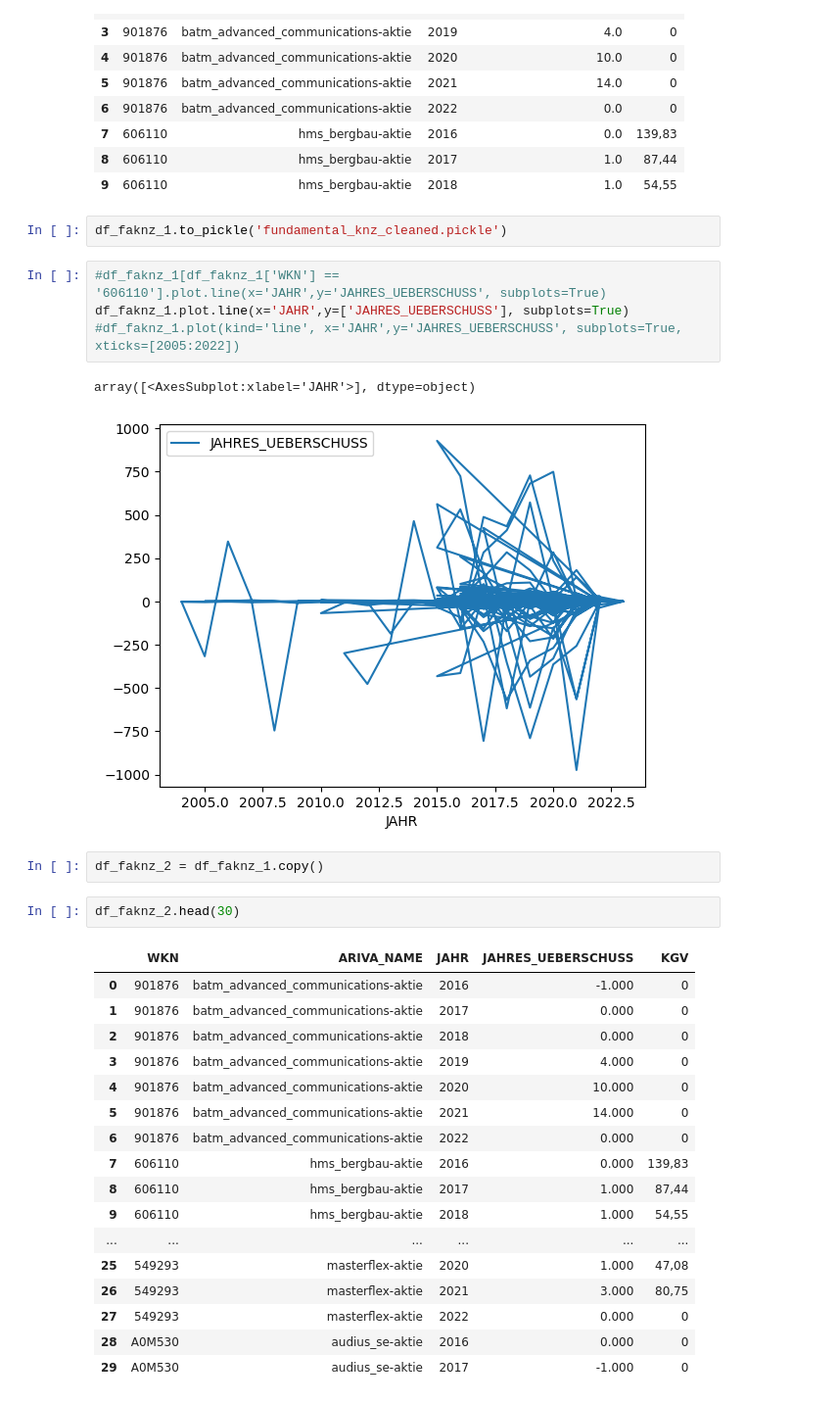
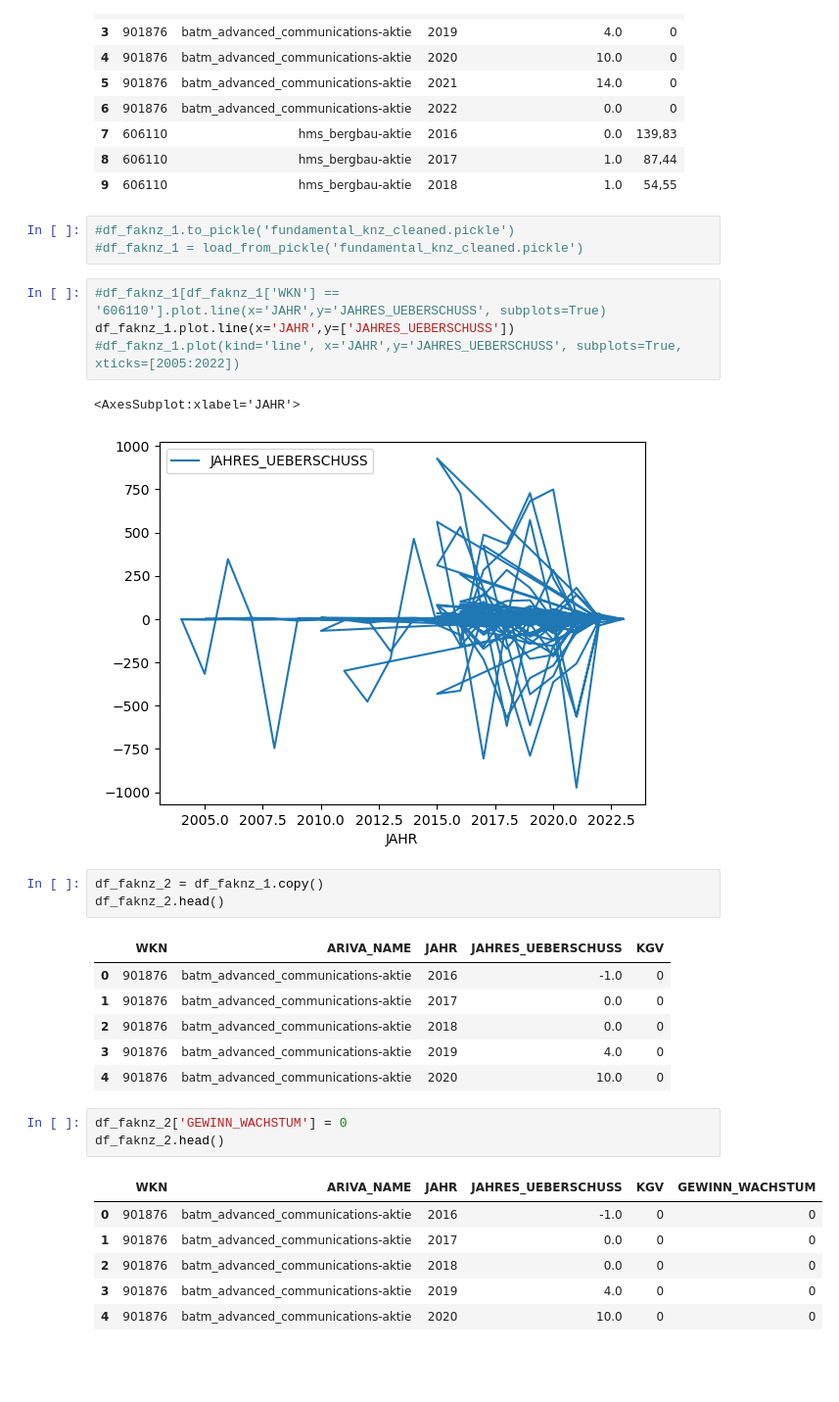
Before and after one commit to Wade-Sys/small_caps, a Jupyter notebook: main.ipynb, the cells around one changed output. Shown at 98% size. Drawn from its saved outputs; the diff is of its cells as text; blank space fills up the shorter version.

Commit message:
Gewinn-Rating eingebaut

```diff
--- a/main.ipynb
+++ b/main.ipynb
@@ -145,33 +147,32 @@ df_faknz_1.head(10)
 | 8 | 606110 | hms_bergbau-aktie | 2017 | 1.0 | 87,44 |
 | 9 | 606110 | hms_bergbau-aktie | 2018 | 1.0 | 54,55 |
 # %%
-df_faknz_1.to_pickle('fundamental_knz_cleaned.pickle')
+#df_faknz_1.to_pickle('fundamental_knz_cleaned.pickle')
+#df_faknz_1 = load_from_pickle('fundamental_knz_cleaned.pickle')
 # %%
 #df_faknz_1[df_faknz_1['WKN'] == '606110'].plot.line(x='JAHR',y='JAHRES_UEBERSCHUSS', subplots=True)
-df_faknz_1.plot.line(x='JAHR',y=['JAHRES_UEBERSCHUSS'], subplots=True)
+df_faknz_1.plot.line(x='JAHR',y=['JAHRES_UEBERSCHUSS'])
 #df_faknz_1.plot(kind='line', x='JAHR',y='JAHRES_UEBERSCHUSS', subplots=True, xticks=[2005:2022])
 # %% [output]
-array([<AxesSubplot:xlabel='JAHR'>], dtype=object)
+<AxesSubplot:xlabel='JAHR'>
 [figure]
 # %%
 df_faknz_2 = df_faknz_1.copy()
+df_faknz_2.head()
+# %% [output]
+|  | WKN | ARIVA_NAME | JAHR | JAHRES_UEBERSCHUSS | KGV |
+| 0 | 901876 | batm_advanced_communications-aktie | 2016 | -1.0 | 0 |
+| 1 | 901876 | batm_advanced_communications-aktie | 2017 | 0.0 | 0 |
+| 2 | 901876 | batm_advanced_communications-aktie | 2018 | 0.0 | 0 |
+| 3 | 901876 | batm_advanced_communications-aktie | 2019 | 4.0 | 0 |
+| 4 | 901876 | batm_advanced_communications-aktie | 2020 | 10.0 | 0 |
 # %%
-df_faknz_2.head(30)
+df_faknz_2['GEWINN_WACHSTUM'] = 0
+df_faknz_2.head()
 # %% [output]
-|  | WKN | ARIVA_NAME | JAHR | JAHRES_UEBERSCHUSS | KGV |
-| 0 | 901876 | batm_advanced_communications-aktie | 2016 | -1.000 | 0 |
-| 1 | 901876 | batm_advanced_communications-aktie | 2017 | 0.000 | 0 |
-| 2 | 901876 | batm_advanced_communications-aktie | 2018 | 0.000 | 0 |
-| 3 | 901876 | batm_advanced_communications-aktie | 2019 | 4.000 | 0 |
-| 4 | 901876 | batm_advanced_communications-aktie | 2020 | 10.000 | 0 |
-| 5 | 901876 | batm_advanced_communications-aktie | 2021 | 14.000 | 0 |
-| 6 | 901876 | batm_advanced_communications-aktie | 2022 | 0.000 | 0 |
-| 7 | 606110 | hms_bergbau-aktie | 2016 | 0.000 | 139,83 |
-| 8 | 606110 | hms_bergbau-aktie | 2017 | 1.000 | 87,44 |
-| 9 | 606110 | hms_bergbau-aktie | 2018 | 1.000 | 54,55 |
-| ... | ... | ... | ... | ... | ... |
-| 25 | 549293 | masterflex-aktie | 2020 | 1.000 | 47,08 |
-| 26 | 549293 | masterflex-aktie | 2021 | 3.000 | 80,75 |
-| 27 | 549293 | masterflex-aktie | 2022 | 0.000 | 0 |
-| 28 | A0M530 | audius_se-aktie | 2016 | 0.000 | 0 |
-| 29 | A0M530 | audius_se-aktie | 2017 | -1.000 | 0 |
+|  | WKN | ARIVA_NAME | JAHR | JAHRES_UEBERSCHUSS | KGV | GEWINN_WACHSTUM |
+| 0 | 901876 | batm_advanced_communications-aktie | 2016 | -1.0 | 0 | 0 |
+| 1 | 901876 | batm_advanced_communications-aktie | 2017 | 0.0 | 0 | 0 |
+| 2 | 901876 | batm_advanced_communications-aktie | 2018 | 0.0 | 0 | 0 |
+| 3 | 901876 | batm_advanced_communications-aktie | 2019 | 4.0 | 0 | 0 |
+| 4 | 901876 | batm_advanced_communications-aktie | 2020 | 10.0 | 0 | 0 |
```
Also changed, not shown: parts of 10 cells of this notebook, 2 other files.
